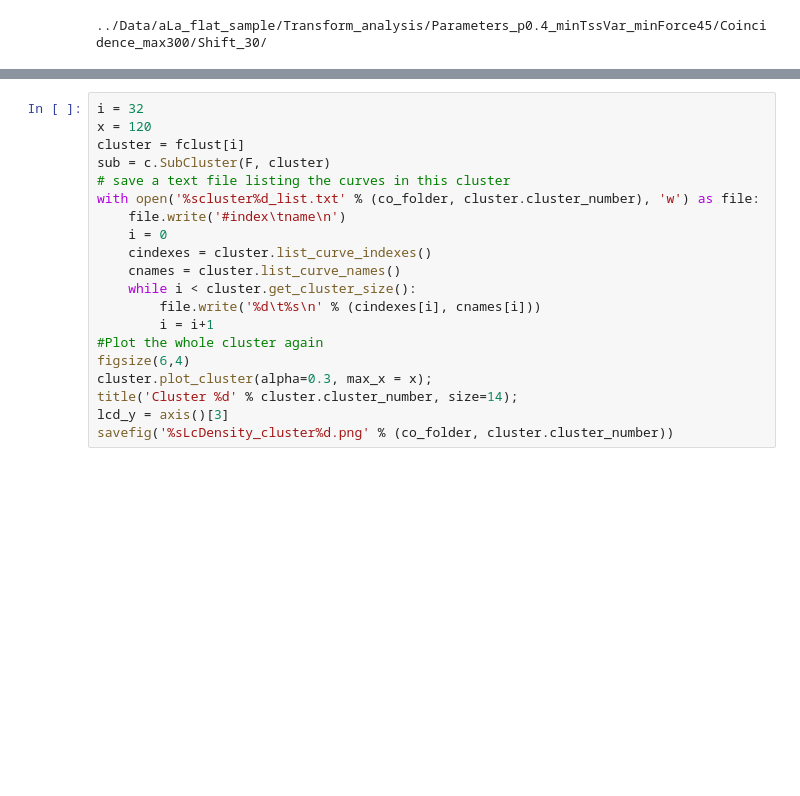
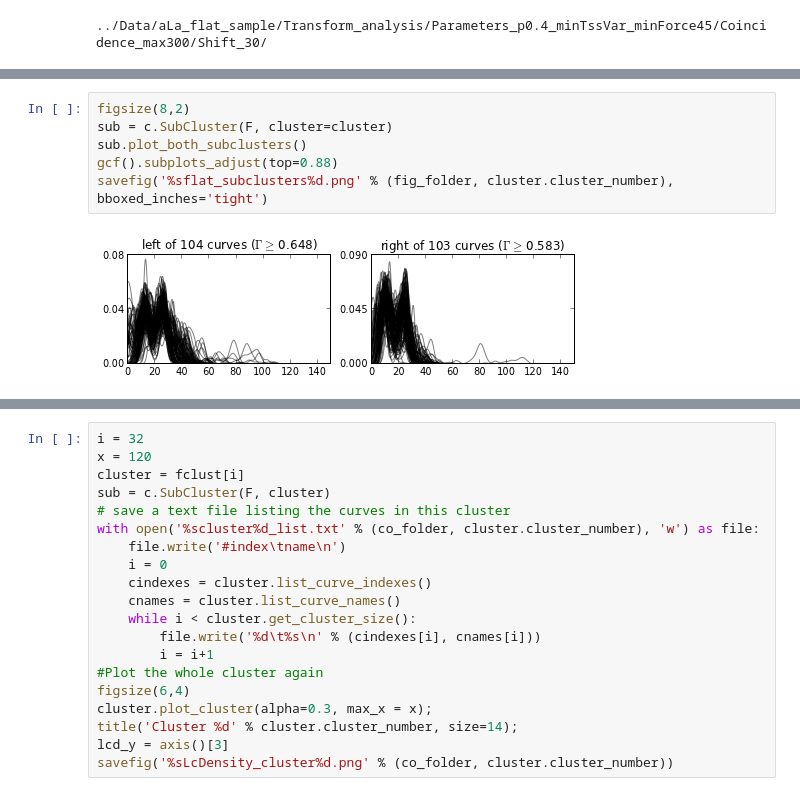
Before and after one commit to hilaryjoyce/smfs-data-analysis, a Jupyter notebook: ala_flat_sample_clustering.ipynb, the cells around one changed output, grey strips where cells are left out. Drawn from its saved outputs; the diff is of its cells as text; blank space fills up the shorter version.

```diff
--- a/ala_flat_sample_clustering.ipynb
+++ b/ala_flat_sample_clustering.ipynb
@@ -136,0 +146,8 @@ print co_folder
+# %%
+figsize(8,2)
+sub = c.SubCluster(F, cluster=cluster)
+sub.plot_both_subclusters()
+gcf().subplots_adjust(top=0.88)
+savefig('%sflat_subclusters%d.png' % (fig_folder, cluster.cluster_number), bboxed_inches='tight')
+# %% [output]
+[figure, added]
```
Also changed, not shown: parts of 7 cells of this notebook, 8 other files.
